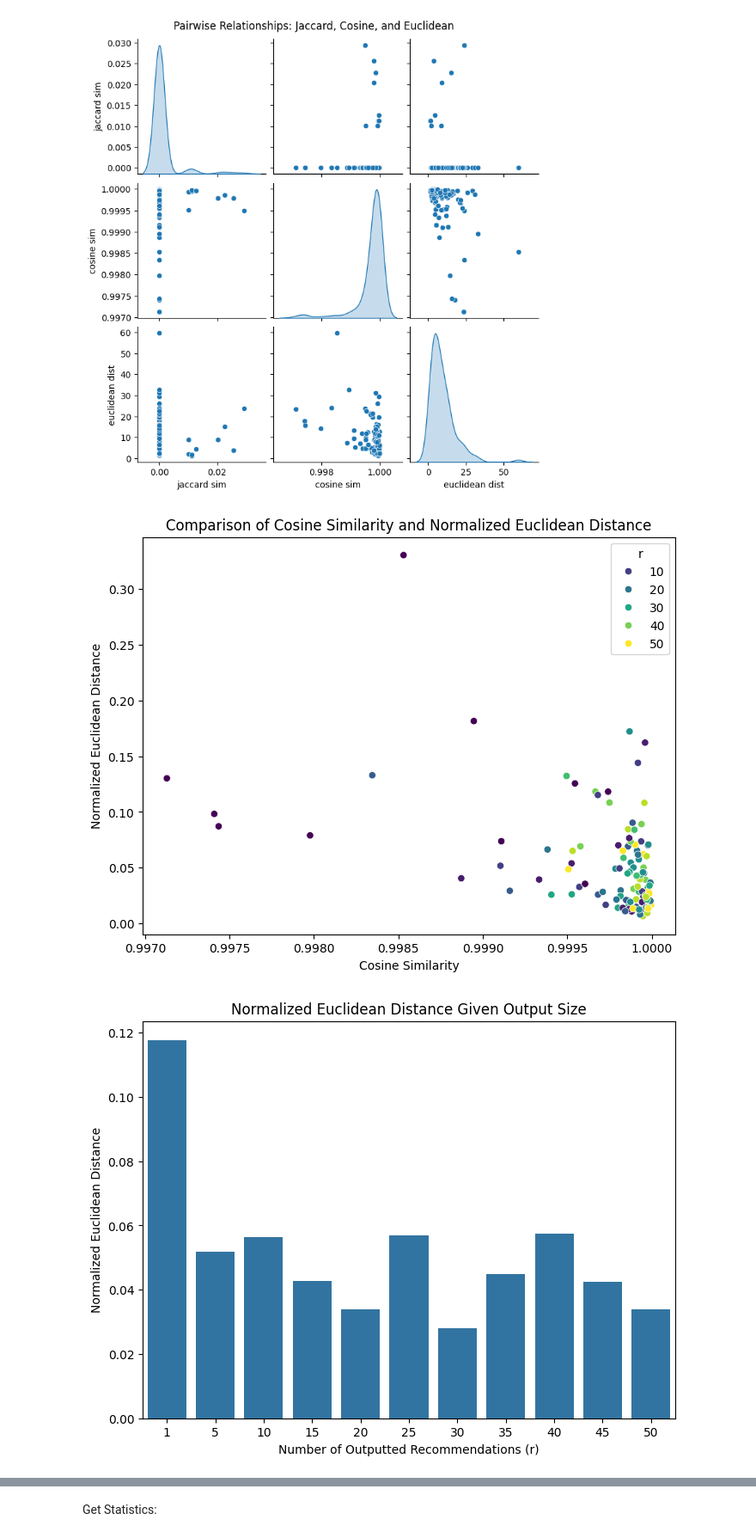
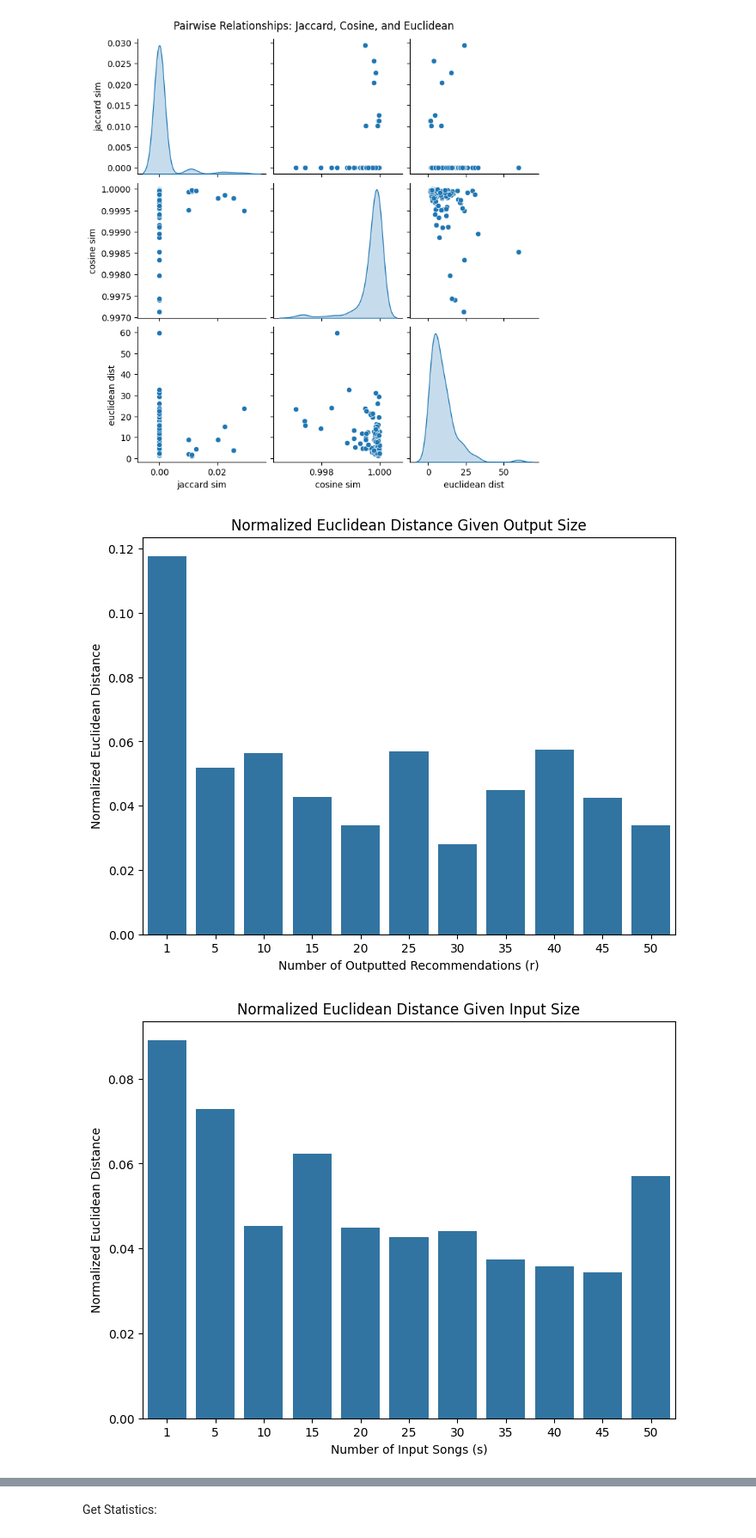
Before and after one commit to lilylogan/cs453_project, a Jupyter notebook: similarities_stats_visuals.ipynb, the cells around one changed output, grey strips where cells are left out. Shown: that part at 86% size. Saved outputs shown, nothing was run; the diff lists cells and outputs as text; code cells hidden in the pictures.

Commit message:
Cleaning up code
New visuals

```diff
--- a/similarities_stats_visuals.ipynb
+++ b/similarities_stats_visuals.ipynb
@@ -84,34 +158,31 @@ plt.show()
 # %% [output]
 [figure]
 # %%
-# Visualize the relationship between similarity measures, given different R vals
+# Visualize the relationship between similarity measures, given different R and S vals
 
-
-# Scatter plot
+# Bar plot (Euclidean, r)
 plt.figure(figsize=(8, 6))
-sns.scatterplot(x=df["cosine sim"], y=df["normalized euclidean dist"], hue=df["r"], palette="viridis")
-
-plt.xlabel("Cosine Similarity")
-plt.ylabel("Normalized Euclidean Distance")
-plt.title("Comparison of Cosine Similarity and Normalized Euclidean Distance")
-
-# Show plot
-plt.show()
-
-
-
-# Bar plot
-plt.figure(figsize=(8, 6))
-sns.barplot(df, x="r", y="normalized euclidean dist", legend=False, errorbar=None)
+sns.barplot(df, x="r", y="normalized euclidean dist", errorbar=None, dodge=True)
 
 plt.xlabel("Number of Outputted Recommendations (r)")
 plt.ylabel("Normalized Euclidean Distance")
 plt.title("Normalized Euclidean Distance Given Output Size")
 
 plt.show()
+
+
+# Bar plot (Euclidean, s)
+plt.figure(figsize=(8, 6))
+sns.barplot(df, x="s", y="normalized euclidean dist", errorbar=None, dodge=True)
+
+plt.xlabel("Number of Input Songs (s)")
+plt.ylabel("Normalized Euclidean Distance")
+plt.title("Normalized Euclidean Distance Given Input Size")
+
+plt.show()
 # %% [output]
-[figure, old version]
+[figure, new version]
-[figure, old version]
+[figure, new version]
 # %%
 # Compute correlation matrix
 corr_matrix = df[["jaccard sim", "cosine sim", "normalized euclidean dist"]].corr()
```
Also changed, not shown: parts of 8 cells of this notebook.
